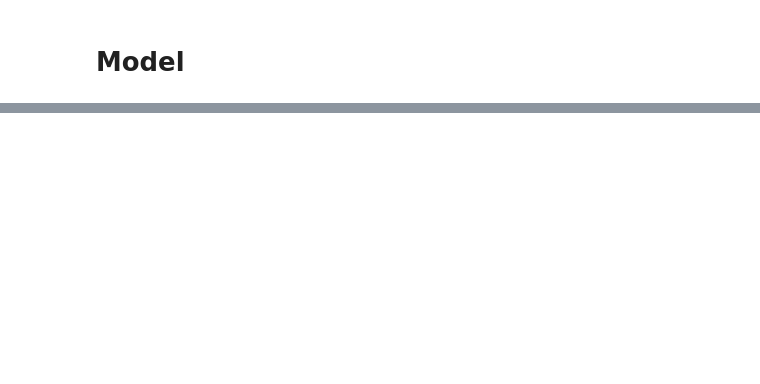
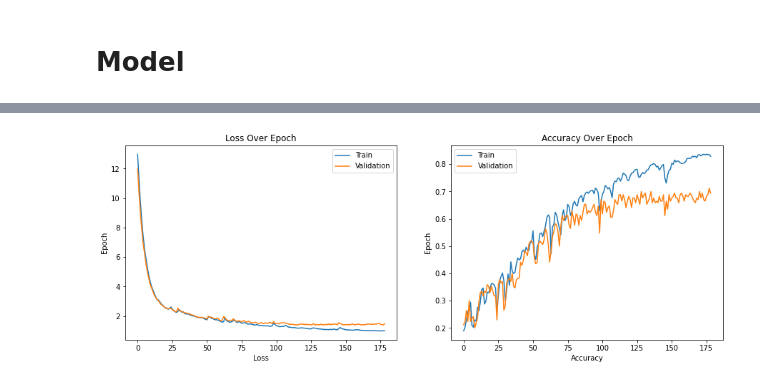
Before and after one commit to marissalee20/squat-analysis, a Jupyter notebook: lstm-model-combined-classes.ipynb, the cells around one changed output, grey strips where cells are left out. Saved outputs shown, nothing was run; the diff lists cells and outputs as text; code cells hidden in the pictures; blank space fills up the shorter version.

Commit message:
Run combined

```diff
--- a/lstm-model-combined-classes.ipynb
+++ b/lstm-model-combined-classes.ipynb
@@ -17,9 +17,9 @@ updateSavedModel = False
 # %% [markdown]
 # Read in Data
 # %%
-train_dset = tf.data.experimental.load('../data/dsets_combined_classes/train_dset',(tf.TensorSpec(shape=(None, 300, 171), dtype=tf.float64, name=None),
+train_dset = tf.data.experimental.load('../data/dsets_combined_classes/train_dset-128',(tf.TensorSpec(shape=(None, 300, 171), dtype=tf.float64, name=None),
  tf.TensorSpec(shape=(None, 6), dtype=tf.float32, name=None)))
-val_dset = tf.data.experimental.load('../data/dsets_combined_classes/val_dset',(tf.TensorSpec(shape=(None, 300, 171), dtype=tf.float64, name=None),
+val_dset = tf.data.experimental.load('../data/dsets_combined_classes/val_dset-128',(tf.TensorSpec(shape=(None, 300, 171), dtype=tf.float64, name=None),
  tf.TensorSpec(shape=(None, 6), dtype=tf.float32, name=None)))
-test_dset = tf.data.experimental.load('../data/dsets_combined_classes/test_dset',(tf.TensorSpec(shape=(None, 300, 171), dtype=tf.float64, name=None),
+test_dset = tf.data.experimental.load('../data/dsets_combined_classes/test_dset-128',(tf.TensorSpec(shape=(None, 300, 171), dtype=tf.float64, name=None),
  tf.TensorSpec(shape=(None, 6), dtype=tf.float32, name=None)))
@@ -30,3 +28,82 @@ y_test = np.concatenate([y for x, y in test_dset], axis=0) # for model evaluatio
 y_test = [np.where(r==1)[0][0] for r in y_test] # convert from one-hot to integer
 # %% [markdown]
 # Model
+# %%
+dsets = {}
+
+for batch_size in [128]:
+    dsets[f'train-{batch_size}'] = train_dset
+
+    dsets[f'val-{batch_size}'] = val_dset
+
+    dsets[f'test-{batch_size}'] = test_dset
+
+def run_model(hyperparameters):
+    lr_str = str(hyperparameters['learning_rate'])[2:]
+    hyperparameter_string = f"combined-{lr_str}-{hyperparameters['batch_size']}-{hyperparameters['epochs']}-{hyperparameters['lstm_hidden_units']}-{hyperparameters['decay']}-l2reg"
+    print(hyperparameter_string)
+
+    def scheduler(epoch, lr):
+        new_lr = lr
+        if epoch % 10 == 0 and epoch != 0:
+            new_lr = lr * hyperparameters['decay']
+        print(f"learning rate = {new_lr}")
+        return new_lr
+
+    np.random.seed(0)
+    tf.random.set_seed(0)
+
+    num_hidden_units = hyperparameters['lstm_hidden_units']
+    num_outputs = 6
+
+    model = tf.keras.Sequential([
+            tf.keras.Input(shape=(300, 171)),
+            tf.keras.layers.Bidirectional(tf.keras.layers.LSTM(num_hidden_units,return_sequences=True,kernel_regularizer='l2')),
+            tf.keras.layers.Bidirectional(tf.keras.layers.LSTM(num_hidden_units,kernel_regularizer='l2')),
+            tf.keras.layers.Dense(num_outputs,activation='softmax')
+    ])
+
+    opt = tf.keras.optimizers.Adam(learning_rate=hyperparameters['learning_rate'])
+    model.compile(optimizer=opt, loss='categorical_crossentropy', metrics=['accuracy'])
+
+    train_dset = dsets[f"train-{hyperparameters['batch_size']}"]
+    val_dset = dsets[f"val-{hyperparameters['batch_size']}"]
+    es = tf.keras.callbacks.EarlyStopping(monitor='val_loss', min_delta=0.0001, patience=50, verbose=1)
+    lr_scheduler = tf.keras.callbacks.LearningRateScheduler(scheduler)
+    history = model.fit(train_dset,epochs=hyperparameters['epochs'],validation_data = val_dset,
+                        callbacks=[es, lr_scheduler])
+    model.save(f"../models/model-{hyperparameter_string}")
+
+    plt.figure(figsize=(15, 5))
+    plt.subplot(1, 2, 1)
+    plt.plot(history.history['loss'], label="Train")
+    plt.plot(history.history['val_loss'], label="Validation")
+    plt.title("Loss Over Epoch")
+    plt.xlabel("Loss")
+    plt.ylabel("Epoch")
+    plt.legend()
+
+    plt.subplot(1, 2, 2)
+    plt.plot(history.history['accuracy'], label="Train")
+    plt.plot(history.history['val_accuracy'], label="Validation")
+    plt.title("Accuracy Over Epoch")
+    plt.xlabel("Accuracy")
+    plt.ylabel("Epoch")
+    plt.legend()
+    plt.savefig(f"../models/loss-accuracy-{hyperparameter_string}.png")
+    plt.show()
+
+    plt.close()
+
+    return model
+
+hyperparams = {
+    'learning_rate': 0.0005,
+    'batch_size': 128,
+    'epochs': 300,
+    'lstm_hidden_units': 128,
+    'decay': 0.8
+}
+
+model = run_model(hyperparams)
+# %% [output]
@@ -33 +127,2 @@ y_test = [np.where(r==1)[0][0] for r in y_test] # convert from one-hot to intege
+[figure, added]
 # %%
```
Also changed, not shown: parts of 8 cells of this notebook, 2 other files.
